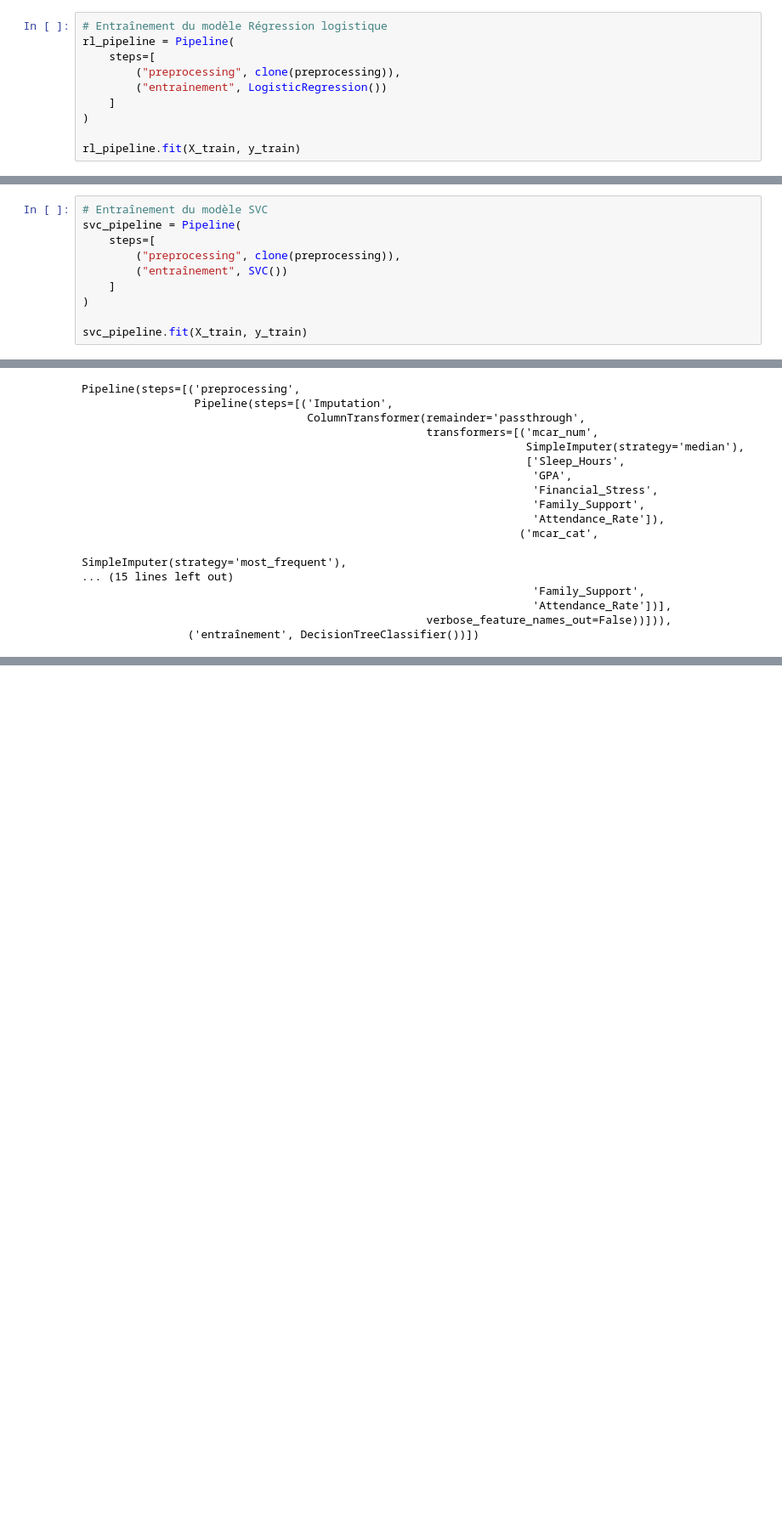
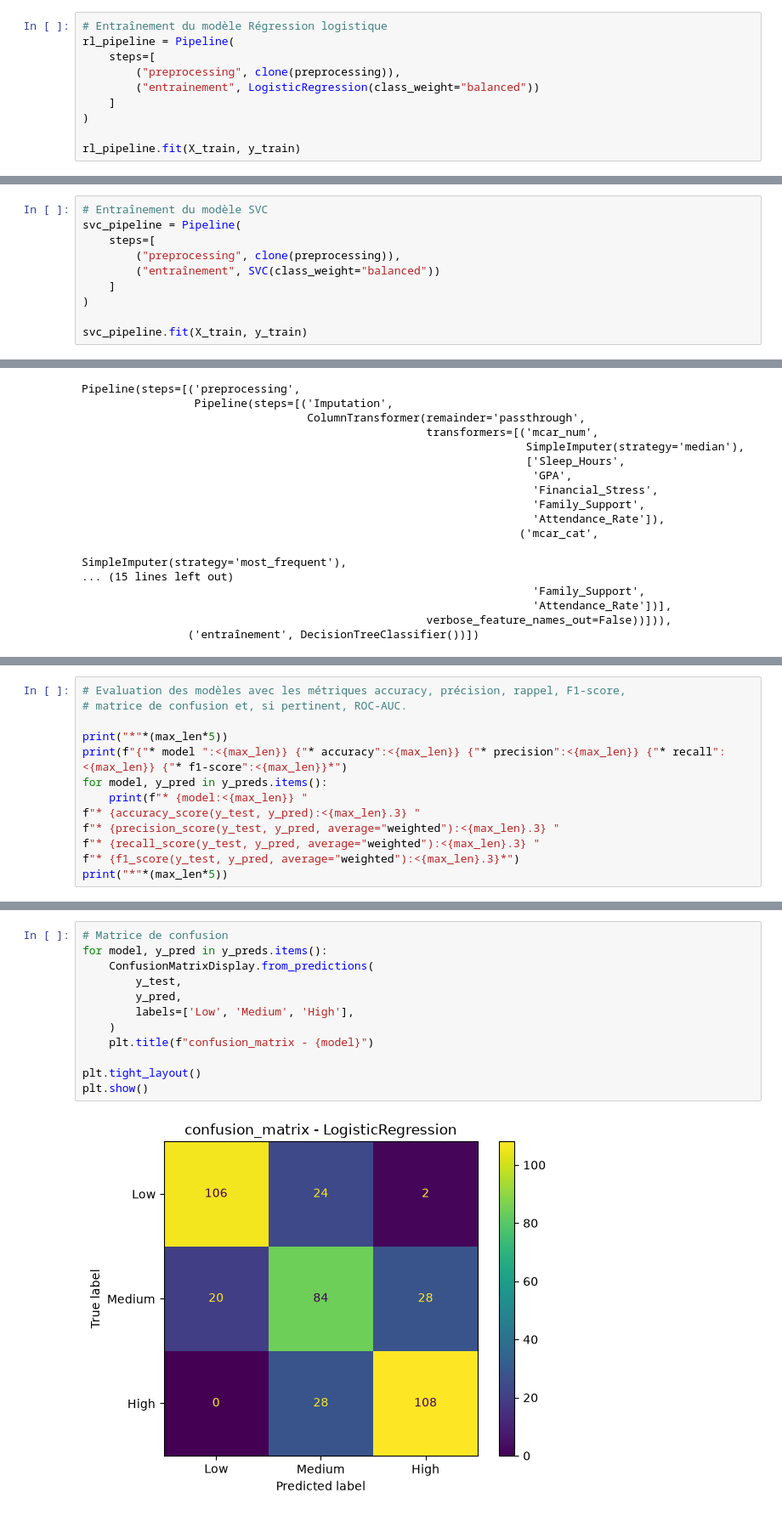
Before and after one commit to kuroi-hime/Pr-diction-du-risque-de-sant-mentale-chez-les-tudiants, a Jupyter notebook: notebooks/03_Entrainement_&_Comparaison_models.ipynb, the cells around one changed output, grey strips where cells are left out. Shown at 85% size. Drawn from its saved outputs; the diff is of its cells as text; blank space fills up the shorter version.

Commit message:
feat :évaluation des modèles

```diff
--- a/notebooks/03_Entrainement_&_Comparaison_models.ipynb
+++ b/notebooks/03_Entrainement_&_Comparaison_models.ipynb
@@ -83,7 +90,7 @@ Pipeline(steps=[('Imputation',
 rl_pipeline = Pipeline(
     steps=[
         ("preprocessing", clone(preprocessing)),
-        ("entrainement", LogisticRegression())
+        ("entrainement", LogisticRegression(class_weight="balanced"))
     ]
 )
 
@@ -111,7 +118,7 @@ Pipeline(steps=[('preprocessing',
 svc_pipeline = Pipeline(
     steps=[
         ("preprocessing", clone(preprocessing)),
-        ("entraînement", SVC())
+        ("entraînement", SVC(class_weight="balanced"))
     ]
 )
 
@@ -230,0 +245,13 @@ array(['Low', 'High', 'Low', 'High', 'High', 'High', 'High', 'Medium',
+# %%
+# Evaluation des modèles avec les métriques accuracy, précision, rappel, F1-score,
+# matrice de confusion et, si pertinent, ROC-AUC.
+
+print("*"*(max_len*5))
+print(f"{"* model ":<{max_len}} {"* accuracy":<{max_len}} {"* precision":<{max_len}} {"* recall":<{max_len}} {"* f1-score":<{max_len}}*")
+for model, y_pred in y_preds.items():
+    print(f"* {model:<{max_len}} "
+f"* {accuracy_score(y_test, y_pred):<{max_len}.3} "
+f"* {precision_score(y_test, y_pred, average="weighted"):<{max_len}.3} "
+f"* {recall_score(y_test, y_pred, average="weighted"):<{max_len}.3} "
+f"* {f1_score(y_test, y_pred, average="weighted"):<{max_len}.3}*")
+print("*"*(max_len*5))
@@ -230,0 +274,14 @@ array(['Low', 'High', 'Low', 'High', 'High', 'High', 'High', 'Medium',
+# %%
+# Matrice de confusion
+for model, y_pred in y_preds.items():
+    ConfusionMatrixDisplay.from_predictions(
+        y_test,
+        y_pred,
+        labels=['Low', 'Medium', 'High'],
+    )
+    plt.title(f"confusion_matrix - {model}")
+
+plt.tight_layout()
+plt.show()
+# %% [output]
+[figure, added]
```
Also changed, not shown: parts of 9 cells of this notebook.
